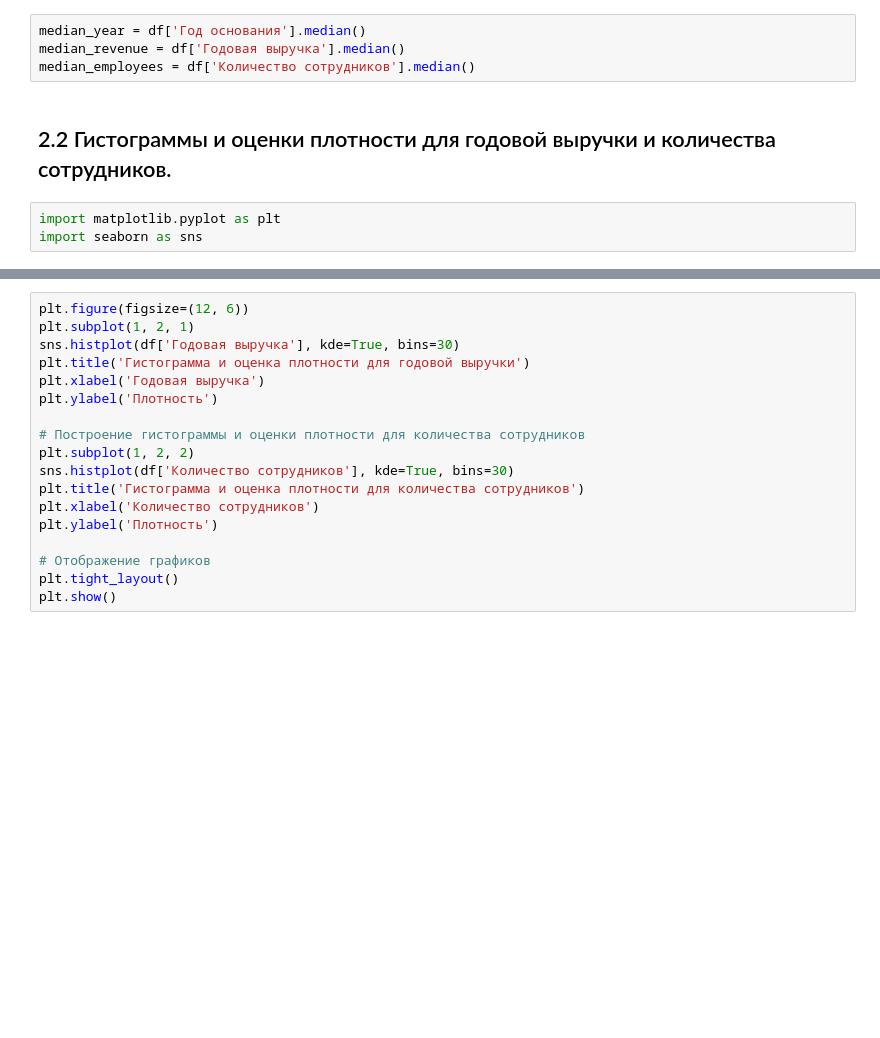
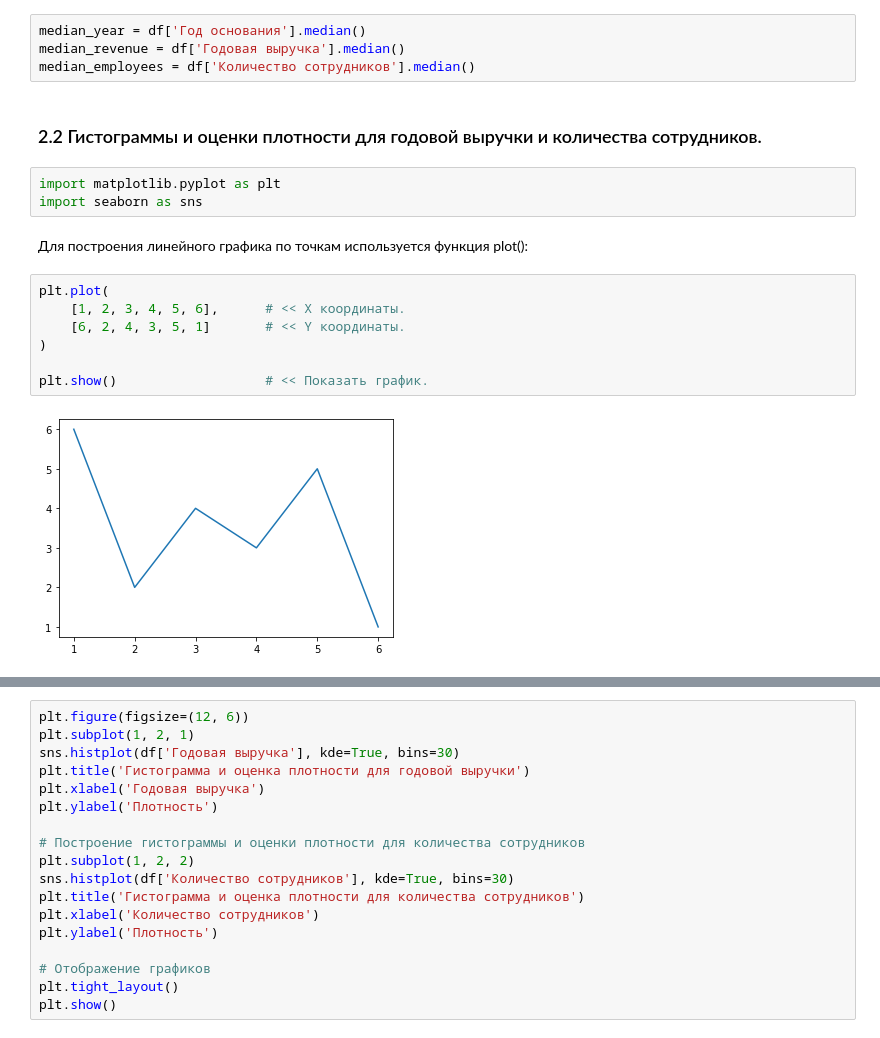
Before and after one commit to a-berezhkov/nto, a Jupyter notebook: NTO.ipynb, the cells around one changed output, grey strips where cells are left out. Drawn from its saved outputs; the diff is of its cells as text; blank space fills up the shorter version.

```diff
--- a/NTO.ipynb
+++ b/NTO.ipynb
@@ -109,7 +111,18 @@ median_year = df['Год основания'].median()
 median_revenue = df['Годовая выручка'].median()
 median_employees = df['Количество сотрудников'].median()
 # %% [markdown]
-## 2.2 Гистограммы и оценки плотности для годовой выручки и количества сотрудников.
+### 2.2 Гистограммы и оценки плотности для годовой выручки и количества сотрудников.
 # %%
 import matplotlib.pyplot as plt
 import seaborn as sns
+# %% [markdown]
+Для построения линейного графика по точкам используется функция plot():
+# %%
+plt.plot(
+    [1, 2, 3, 4, 5, 6],      # << X координаты.
+    [6, 2, 4, 3, 5, 1]       # << Y координаты.
+)
+
+plt.show()                   # << Показать график.
+# %% [output]
+[figure, added]
```
Also changed, not shown: parts of 33 cells of this notebook.
